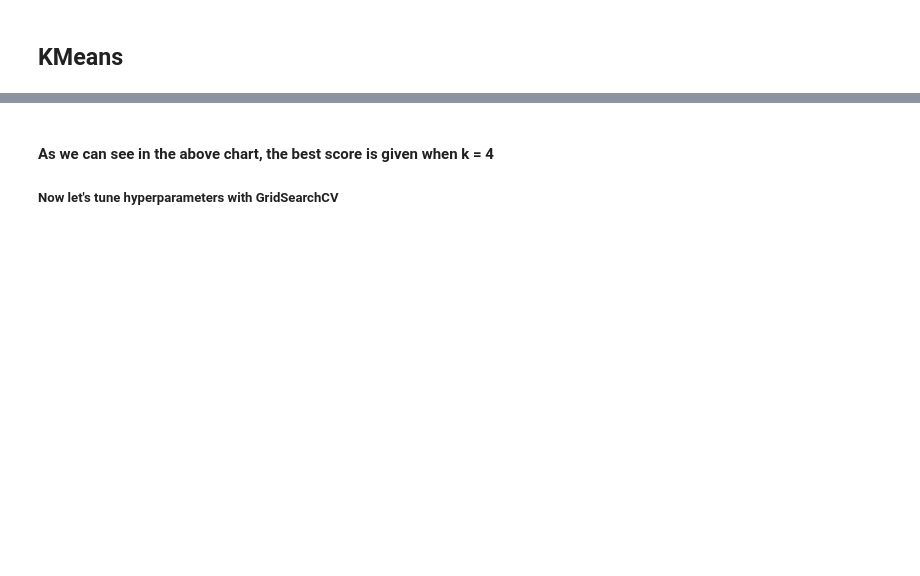
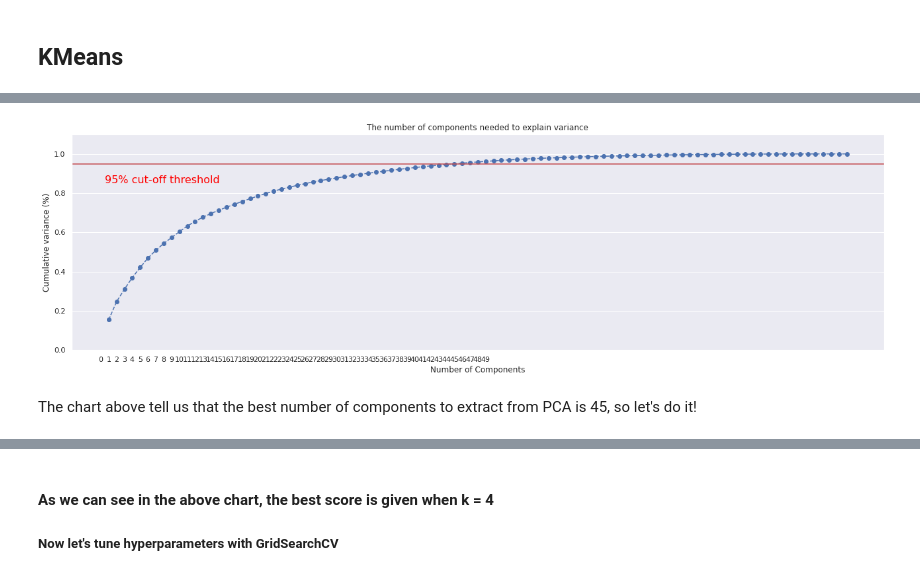
Before and after one commit to ftarantuviez/Toronto-Neighbourhood-Battle, a Jupyter notebook: project_toronto/EDA_notebooks/main.ipynb, the cells around one changed output, grey strips where cells are left out. Drawn from its saved outputs; the diff is of its cells as text; code cells hidden in the pictures; blank space fills up the shorter version.

```diff
--- a/project_toronto/EDA_notebooks/main.ipynb
+++ b/project_toronto/EDA_notebooks/main.ipynb
@@ -312,0 +344,26 @@ Text(0, 0.5, 'K')
+# %%
+pca_df = PCA().fit(neighbourhoods_groupped_clustering)
+
+plt.rcParams["figure.figsize"] = (22,6)
+
+fig, ax = plt.subplots()
+xi = np.arange(1, 96, step=1)
+y = np.cumsum(pca_df.explained_variance_ratio_)
+
+plt.ylim(0.0,1.1)
+plt.plot(xi, y, marker='o', linestyle='--', color='b')
+
+plt.xlabel('Number of Components')
+plt.xticks(np.arange(0, 50, step=1))
+plt.ylabel('Cumulative variance (%)')
+plt.title('The number of components needed to explain variance')
+
+plt.axhline(y=0.95, color='r', linestyle='-')
+plt.text(0.5, 0.85, '95% cut-off threshold', color = 'red', fontsize=16)
+
+ax.grid(axis='x')
+plt.show()
+# %% [output]
+[figure, added]
+# %% [markdown]
+The chart above tell us that the best number of components to extract from PCA is 45, so let's do it!
```
Also changed, not shown: parts of 22 cells of this notebook.
